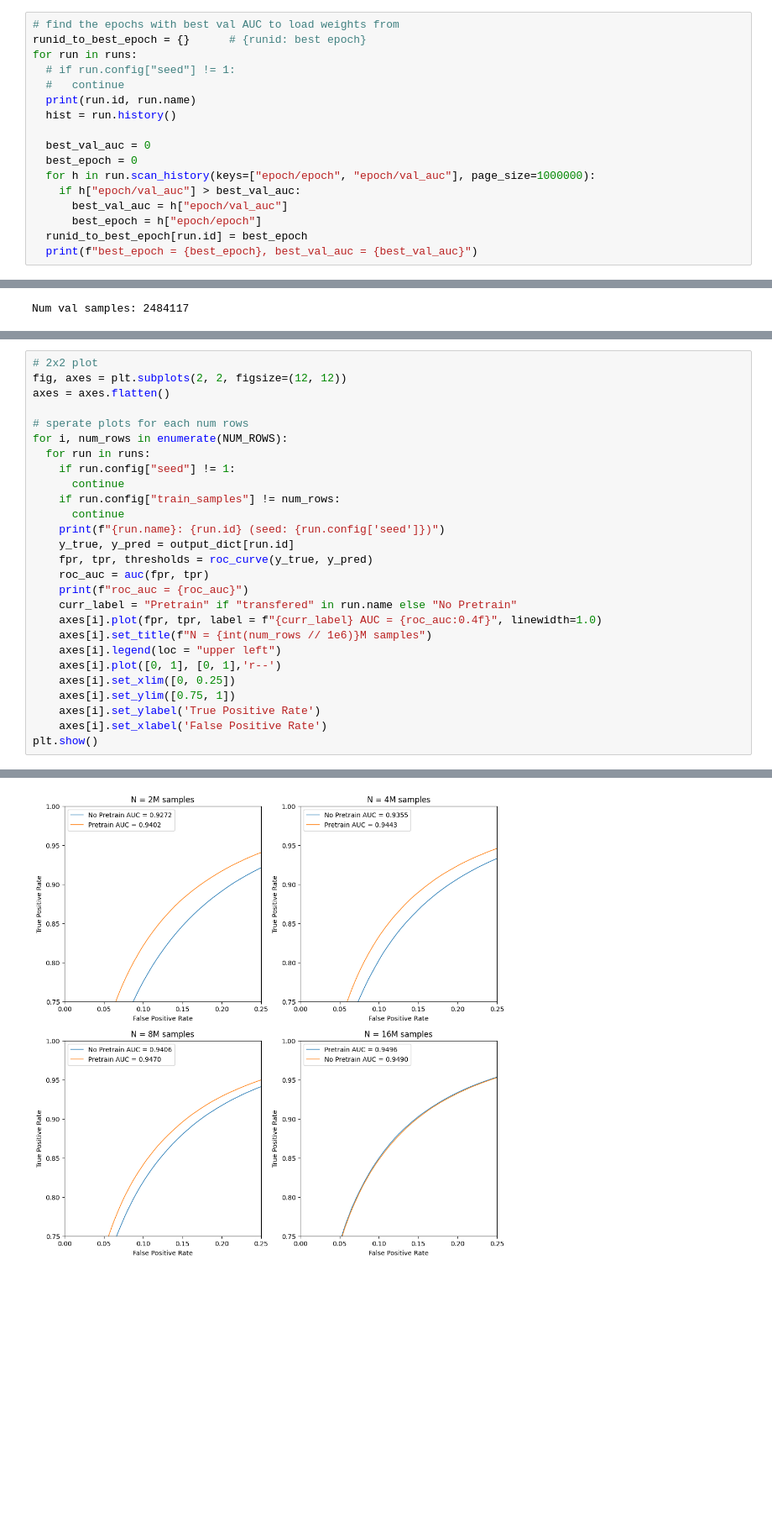
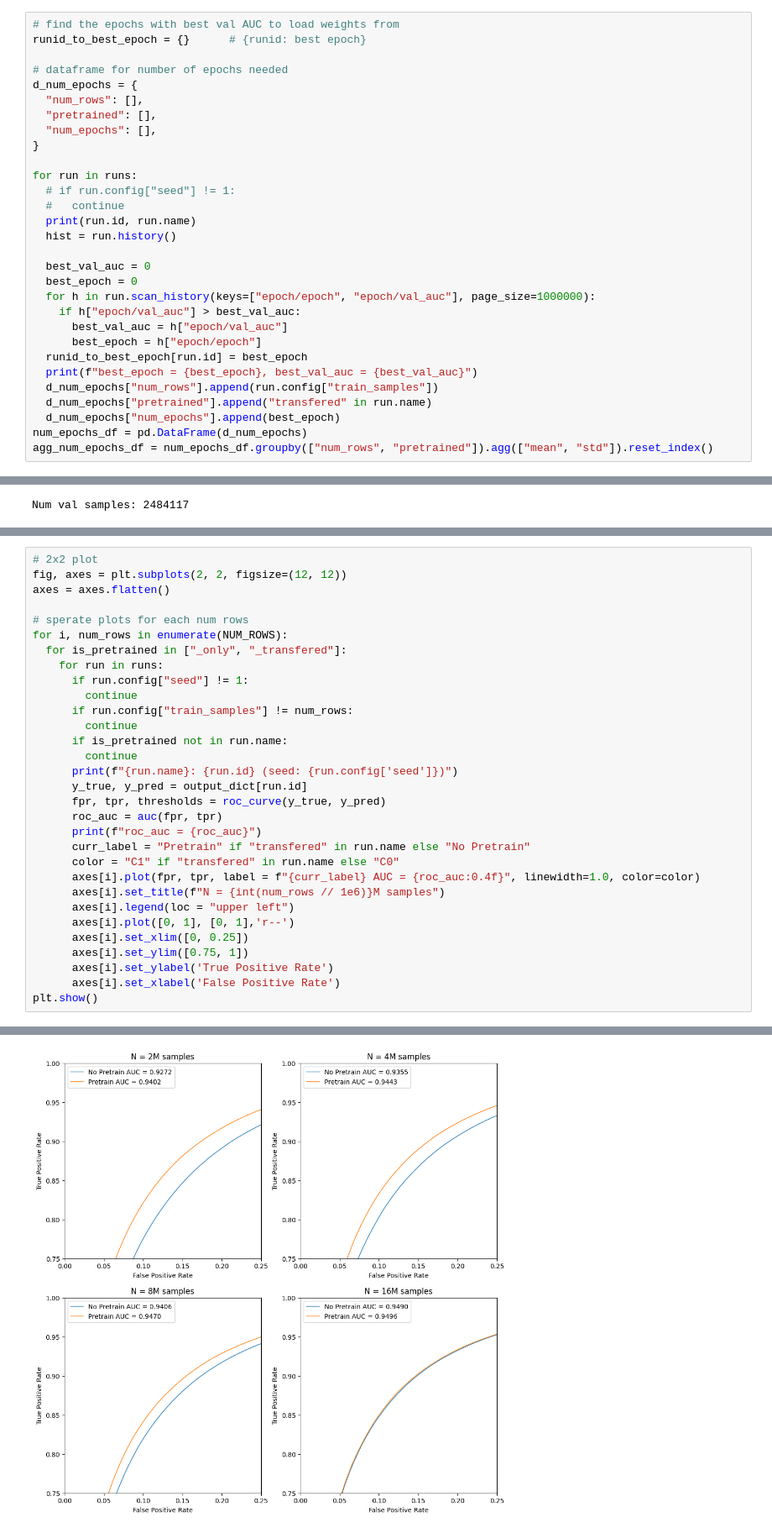
Before and after one commit to evilpegasus/transfer-learning, a Jupyter notebook: plots.ipynb, the cells around one changed output, grey strips where cells are left out. Shown at 84% size. Drawn from its saved outputs; the diff is of its cells as text; blank space fills up the shorter version.

```diff
--- a/plots.ipynb
+++ b/plots.ipynb
@@ -21,6 +21,14 @@ runs = api.runs("mingfong/fullsim")
 # %%
 # find the epochs with best val AUC to load weights from
 runid_to_best_epoch = {}      # {runid: best epoch}
+
+# dataframe for number of epochs needed
+d_num_epochs = {
+  "num_rows": [],
+  "pretrained": [],
+  "num_epochs": [],
+}
+
 for run in runs:
   # if run.config["seed"] != 1:
   #   continue
@@ -35,6 +43,11 @@ for run in runs:
       best_epoch = h["epoch/epoch"]
   runid_to_best_epoch[run.id] = best_epoch
   print(f"best_epoch = {best_epoch}, best_val_auc = {best_val_auc}")
+  d_num_epochs["num_rows"].append(run.config["train_samples"])
+  d_num_epochs["pretrained"].append("transfered" in run.name)
+  d_num_epochs["num_epochs"].append(best_epoch)
+num_epochs_df = pd.DataFrame(d_num_epochs)
+agg_num_epochs_df = num_epochs_df.groupby(["num_rows", "pretrained"]).agg(["mean", "std"]).reset_index()
 # %% [output]
 wze56p0x fullsim_only5 8M
 best_epoch = 173, best_val_auc = 0.9432830776593978
@@ -333,25 +348,29 @@ axes = axes.flatten()
 
 # sperate plots for each num rows
 for i, num_rows in enumerate(NUM_ROWS):
-  for run in runs:
-    if run.config["seed"] != 1:
-      continue
-    if run.config["train_samples"] != num_rows:
-      continue
-    print(f"{run.name}: {run.id} (seed: {run.config['seed']})")
-    y_true, y_pred = output_dict[run.id]
-    fpr, tpr, thresholds = roc_curve(y_true, y_pred)
-    roc_auc = auc(fpr, tpr)
-    print(f"roc_auc = {roc_auc}")
-    curr_label = "Pretrain" if "transfered" in run.name else "No Pretrain"
-    axes[i].plot(fpr, tpr, label = f"{curr_label} AUC = {roc_auc:0.4f}", linewidth=1.0)
-    axes[i].set_title(f"N = {int(num_rows // 1e6)}M samples")
-    axes[i].legend(loc = "upper left")
-    axes[i].plot([0, 1], [0, 1],'r--')
-    axes[i].set_xlim([0, 0.25])
-    axes[i].set_ylim([0.75, 1])
-    axes[i].set_ylabel('True Positive Rate')
-    axes[i].set_xlabel('False Positive Rate')
+  for is_pretrained in ["_only", "_transfered"]:
+    for run in runs:
+      if run.config["seed"] != 1:
+        continue
+      if run.config["train_samples"] != num_rows:
+        continue
+      if is_pretrained not in run.name:
+        continue
+      print(f"{run.name}: {run.id} (seed: {run.config['seed']})")
+      y_true, y_pred = output_dict[run.id]
+      fpr, tpr, thresholds = roc_curve(y_true, y_pred)
+      roc_auc = auc(fpr, tpr)
+      print(f"roc_auc = {roc_auc}")
+      curr_label = "Pretrain" if "transfered" in run.name else "No Pretrain"
+      color = "C1" if "transfered" in run.name else "C0"
+      axes[i].plot(fpr, tpr, label = f"{curr_label} AUC = {roc_auc:0.4f}", linewidth=1.0, color=color)
+      axes[i].set_title(f"N = {int(num_rows // 1e6)}M samples")
+      axes[i].legend(loc = "upper left")
+      axes[i].plot([0, 1], [0, 1],'r--')
+      axes[i].set_xlim([0, 0.25])
+      axes[i].set_ylim([0.75, 1])
+      axes[i].set_ylabel('True Positive Rate')
+      axes[i].set_xlabel('False Positive Rate')
 plt.show()
 # %% [output]
 fullsim_only1 2M: 1j31rso6 (seed: 1)
@@ -373,4 +392,4 @@ roc_auc = 0.949004607703953
-[figure, old version]
+[figure, new version]
 # %%
 # log(1/fpr) on y
 # tpr on x axis
```
Also changed, not shown: parts of 14 cells of this notebook, 1 other file.
